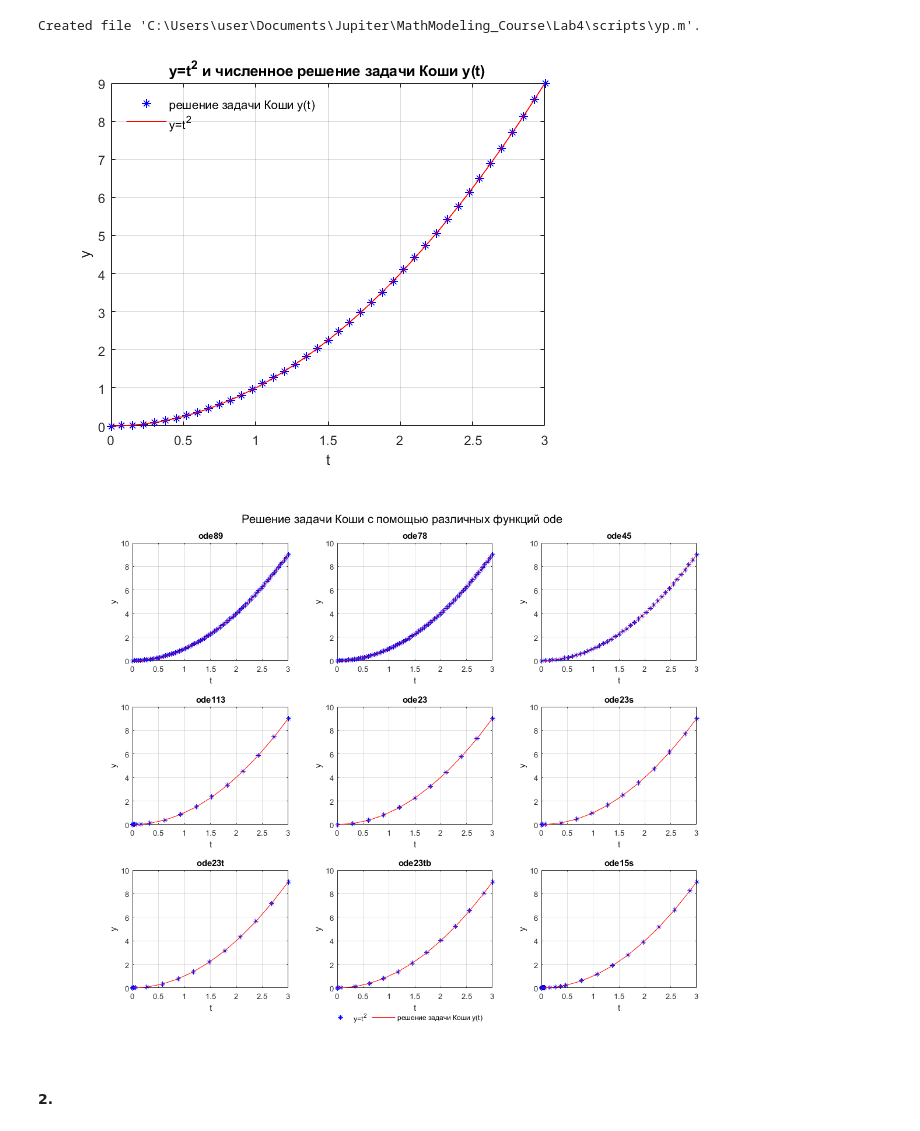
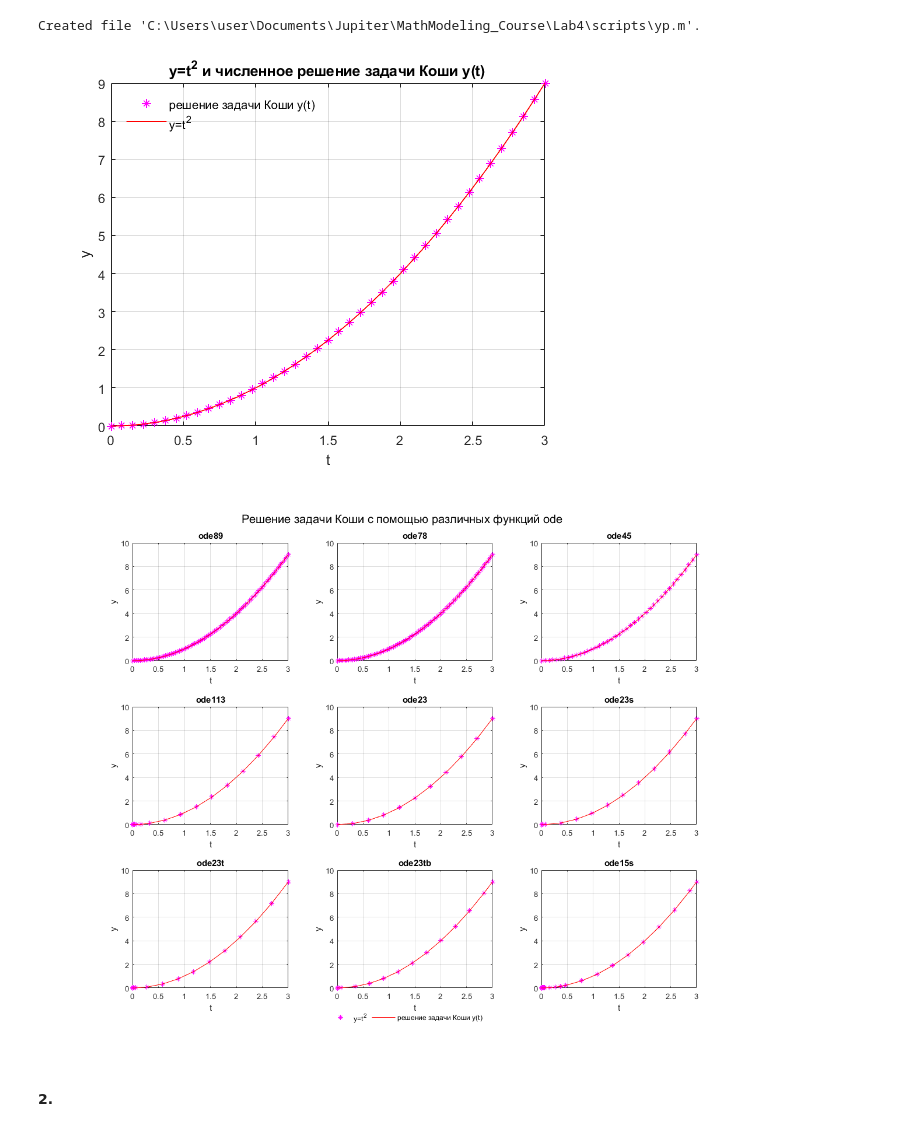
Before and after one commit to Gusarov2906/MathModeling_Course, a Jupyter notebook: Lab4/Lab4.ipynb, the cells around one changed output. Drawn from its saved outputs; the diff is of its cells as text; code cells hidden in the pictures.

```diff
--- a/Lab4/Lab4.ipynb
+++ b/Lab4/Lab4.ipynb
@@ -133,7 +133,7 @@ Created file 'C:\Users\user\Documents\Jupiter\MathModeling_Course\Lab4\scripts\y
 addpath("scripts")
 [t,Y]=ode45('yp',[0 3],0);
 # %%
-plot(t,t.^2,'b*',t,Y,'r')
+plot(t,t.^2,'m*',t,Y,'r')
 title("y=t^2 и численное решение задачи Коши y(t)")
 xlabel("t")
 ylabel("y")
@@ -142,7 +142,7 @@ legend("boxoff")
 grid on;
 saveas(gcf, "images/graph1.png")
 # %% [output]
-[figure, old version]
+[figure, new version]
 # %%
 addpath("scripts")
 set(gcf, 'PaperSize', [13 10], 'PaperPosition', [0 0 13 10])
@@ -150,7 +150,7 @@ sgtitle("Решение задачи Коши с помощью различны
 
 [t,Y]=ode89('yp',[0 3],0);
 subplot(3,3,1)
-plot(t,t.^2,'b*',t,Y,'r')
+plot(t,t.^2,'m*',t,Y,'r')
 title("ode89")
 xlabel("t")
 ylabel("y")
@@ -158,7 +158,7 @@ grid on;
 
 [t,Y]=ode78('yp',[0 3],0);
 subplot(3,3,2)
-plot(t,t.^2,'b*',t,Y,'r')
+plot(t,t.^2,'m*',t,Y,'r')
 title("ode78")
 xlabel("t")
 ylabel("y")
@@ -166,7 +166,7 @@ grid on;
 
 [t,Y]=ode45('yp',[0 3],0);
 subplot(3,3,3)
-plot(t,t.^2,'b*',t,Y,'r')
+plot(t,t.^2,'m*',t,Y,'r')
 title("ode45")
 xlabel("t")
 ylabel("y")
@@ -174,7 +174,7 @@ grid on;
 
 [t,Y]=ode113('yp',[0 3],0);
 subplot(3,3,4)
-plot(t,t.^2,'b*',t,Y,'r')
+plot(t,t.^2,'m*',t,Y,'r')
 title("ode113")
 xlabel("t")
 ylabel("y")
@@ -182,7 +182,7 @@ grid on;
 
 [t,Y]=ode23('yp',[0 3],0);
 subplot(3,3,5)
-plot(t,t.^2,'b*',t,Y,'r')
+plot(t,t.^2,'m*',t,Y,'r')
 title("ode23")
 xlabel("t")
 ylabel("y")
@@ -190,42 +190,42 @@ grid on;
 
 [t,Y]=ode23s('yp',[0 3],0);
 subplot(3,3,6)
-plot(t,t.^2,'b*',t,Y,'r')
+plot(t,t.^2,'m*',t,Y,'r')
 title("ode23s")
 xlabel("t")
 ylabel("y")
 grid on;
 
 [t,Y]=ode23t('yp',[0 3],0);
 subplot(3,3,7)
-plot(t,t.^2,'b*',t,Y,'r')
+plot(t,t.^2,'m*',t,Y,'r')
 title("ode23t")
 xlabel("t")
 ylabel("y")
 grid on;
 
 [t,Y]=ode23tb('yp',[0 3],0);
 subplot(3,3,8)
-plot(t,t.^2,'b*',t,Y,'r')
+plot(t,t.^2,'m*',t,Y,'r')
 title("ode23tb")
 xlabel("t")
 ylabel("y")
 grid on;
 
 [t,Y]=ode15s('yp',[0 3],0);
 subplot(3,3,9)
-plot(t,t.^2,'b*',t,Y,'r')
+plot(t,t.^2,'m*',t,Y,'r')
 title("ode15s")
 xlabel("t")
 ylabel("y")
 grid on;
 
 leg1=legend("y=t^2", "решение задачи Коши y(t)", "Location", "southoutside", "NumColumns", 2);
 legend("boxoff")
 set(leg1,'Position',[0.5 0.05 0.01 0.01]);
 saveas(gcf, "images/graph2.png")
 # %% [output]
-[figure, old version]
+[figure, new version]
 # %% [markdown]
 #### 2.
 # %% [markdown]
```
Also changed, not shown: parts of 8 cells of this notebook, 9 other files.
